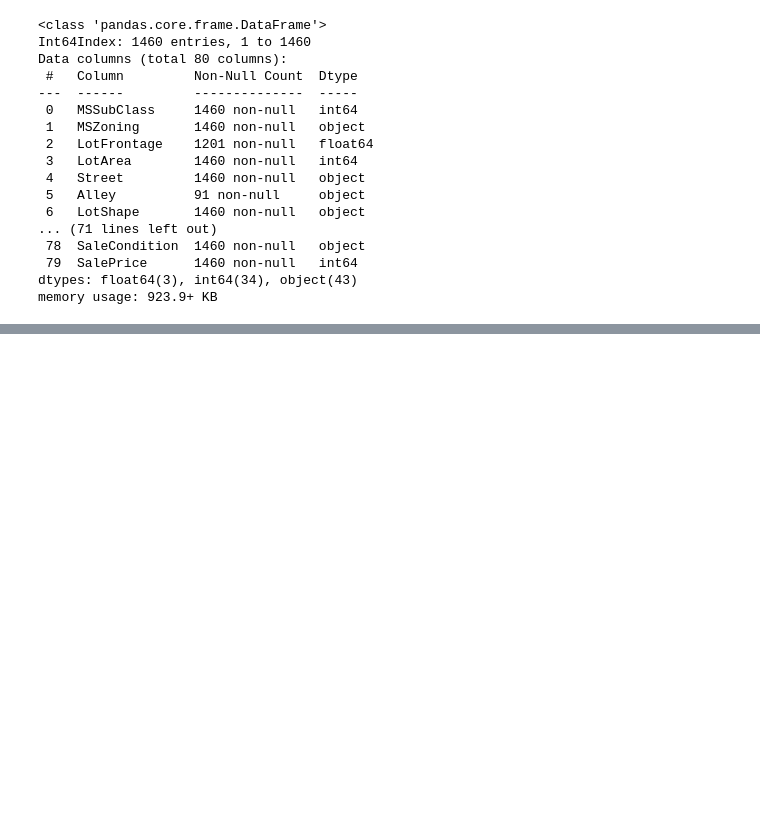
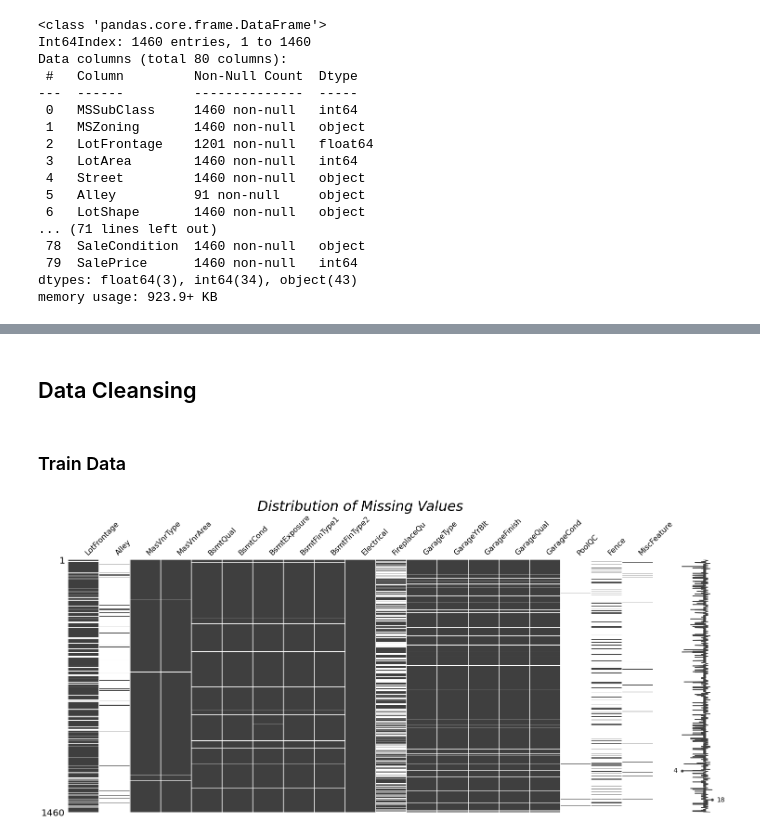
Before and after one commit to Mezue1/House-prices, a Jupyter notebook: predictor.ipynb, the cells around one changed output, grey strips where cells are left out. Cells and saved outputs as stored; diff of their text form; code cells hidden in the pictures; blank space fills up the shorter version.

```diff
--- a/predictor.ipynb
+++ b/predictor.ipynb
@@ -47,0 +106,4 @@ memory usage: 923.9+ KB
+# %% [markdown]
+## Data Cleansing
+# %% [markdown]
+### Train Data
@@ -47,0 +112,7 @@ memory usage: 923.9+ KB
+# %%
+missing_columns= train.columns[train.isnull().any()]
+train_miss = train[missing_columns]
+msno.matrix(train_miss)
+plt.title('Distribution of Missing Values',fontsize=30, fontstyle= 'oblique');
+# %% [output]
+[figure, added]
```
Also changed, not shown: parts of 25 cells of this notebook.
